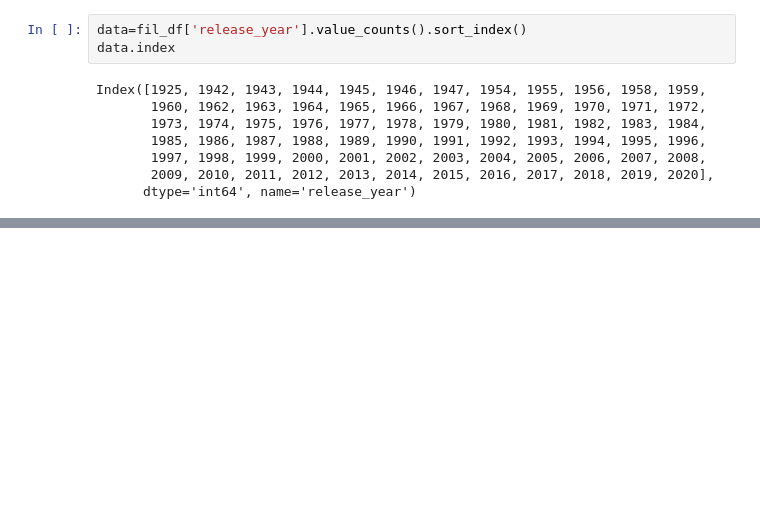
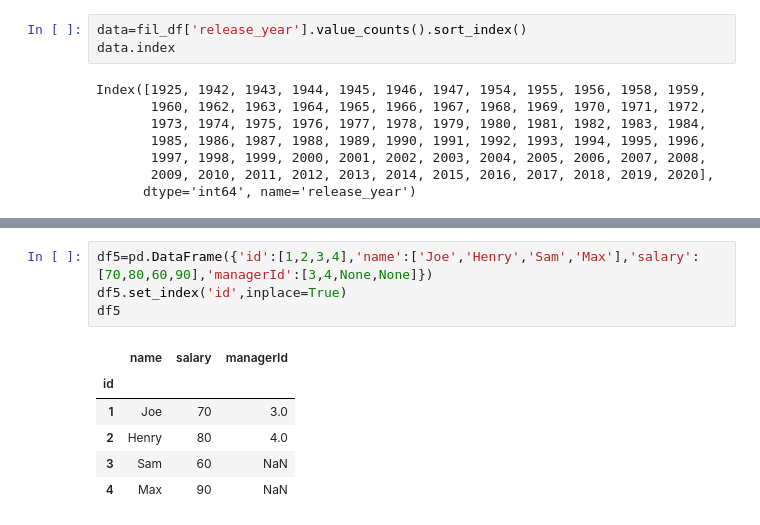
Before and after one commit to kc-011/Netlix-Titles-Dashboard, a Jupyter notebook: stuff.ipynb, the cells around one changed output, grey strips where cells are left out. Drawn from its saved outputs; the diff is of its cells as text; blank space fills up the shorter version.

```diff
--- a/stuff.ipynb
+++ b/stuff.ipynb
@@ -129,0 +171,11 @@ Index([1925, 1942, 1943, 1944, 1945, 1946, 1947, 1954, 1955, 1956, 1958, 1959,
+# %%
+df5=pd.DataFrame({'id':[1,2,3,4],'name':['Joe','Henry','Sam','Max'],'salary':[70,80,60,90],'managerId':[3,4,None,None]})
+df5.set_index('id',inplace=True)
+df5
+# %% [output]
+|  | name | salary | managerId |
+| id |  |  |  |
+| 1 | Joe | 70 | 3.0 |
+| 2 | Henry | 80 | 4.0 |
+| 3 | Sam | 60 | NaN |
+| 4 | Max | 90 | NaN |
```
Also changed, not shown: parts of 27 cells of this notebook, 2 other files.
